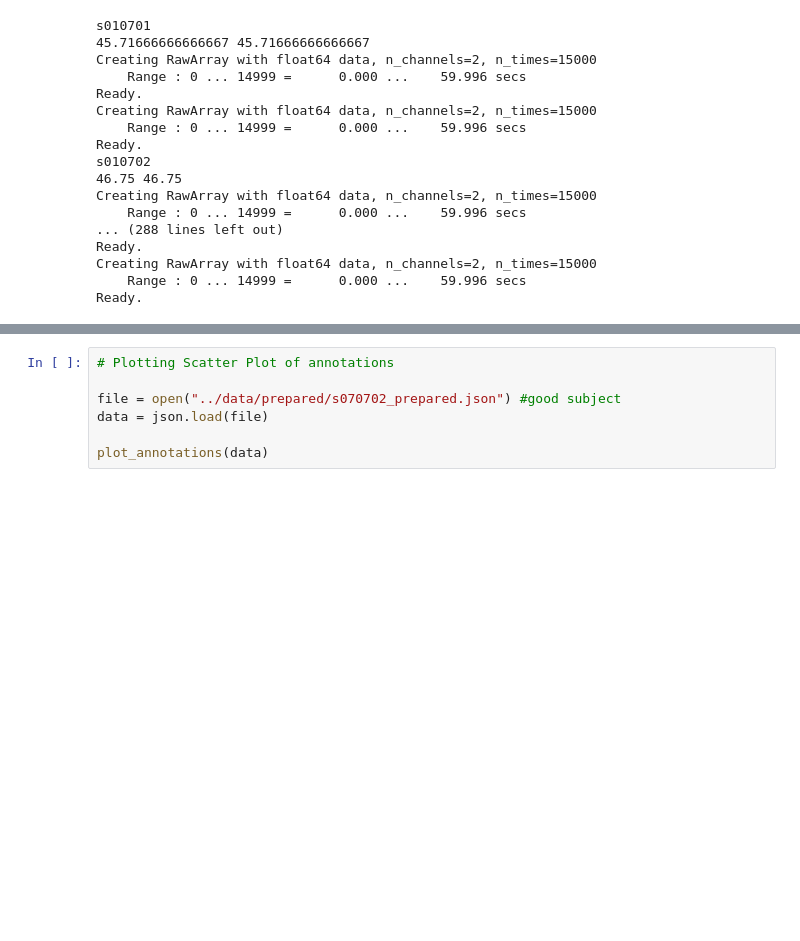
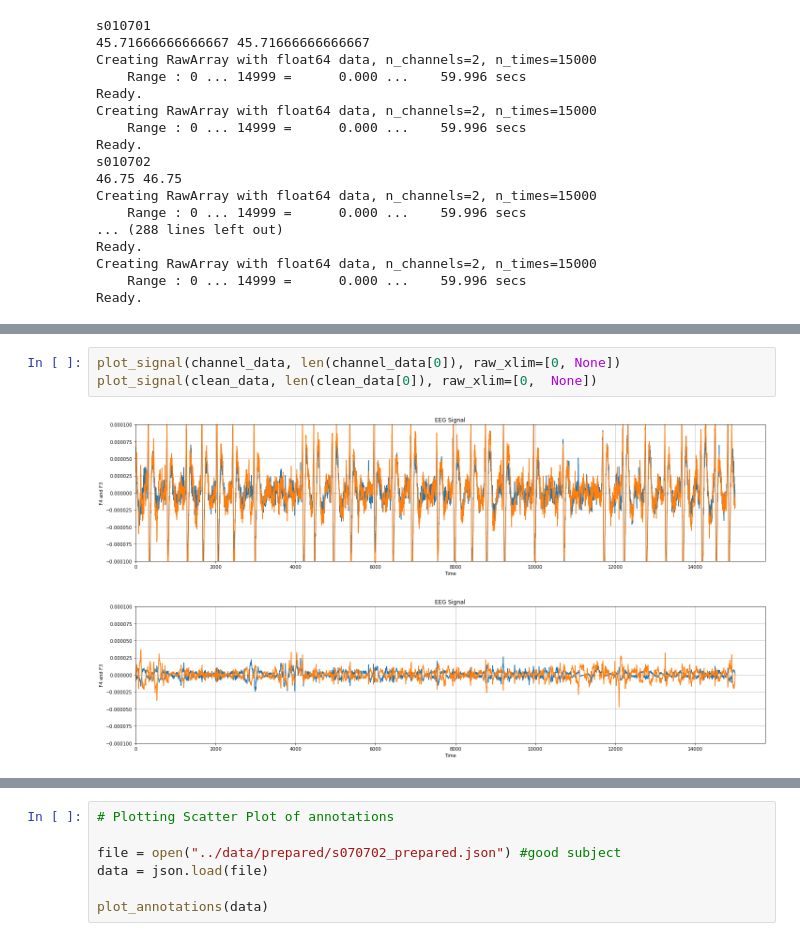
Before and after one commit to BRomans/EmotionMusic-Classification, a Jupyter notebook: notebooks/EM-DataPreparing.ipynb, the cells around one changed output, grey strips where cells are left out. Saved outputs shown, nothing was run; the diff lists cells and outputs as text; blank space fills up the shorter version.

```diff
--- a/notebooks/EM-DataPreparing.ipynb
+++ b/notebooks/EM-DataPreparing.ipynb
@@ -157,0 +255,6 @@ Effective window size : 8.192 (s)
+# %%
+plot_signal(channel_data, len(channel_data[0]), raw_xlim=[0, None])
+plot_signal(clean_data, len(clean_data[0]), raw_xlim=[0,  None])
+# %% [output]
+[figure, added]
+[figure, added]
```
Also changed, not shown: parts of 9 cells of this notebook.
